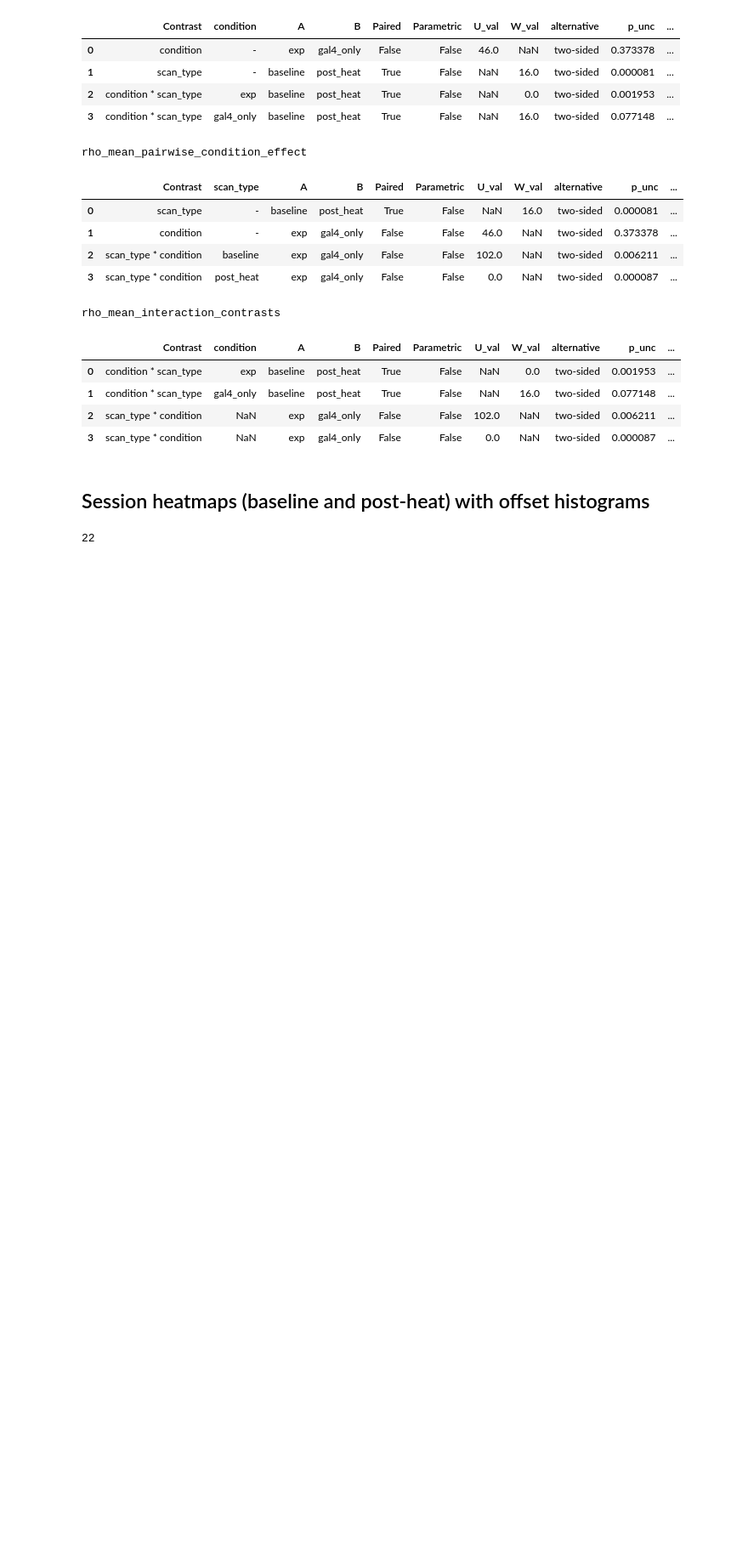
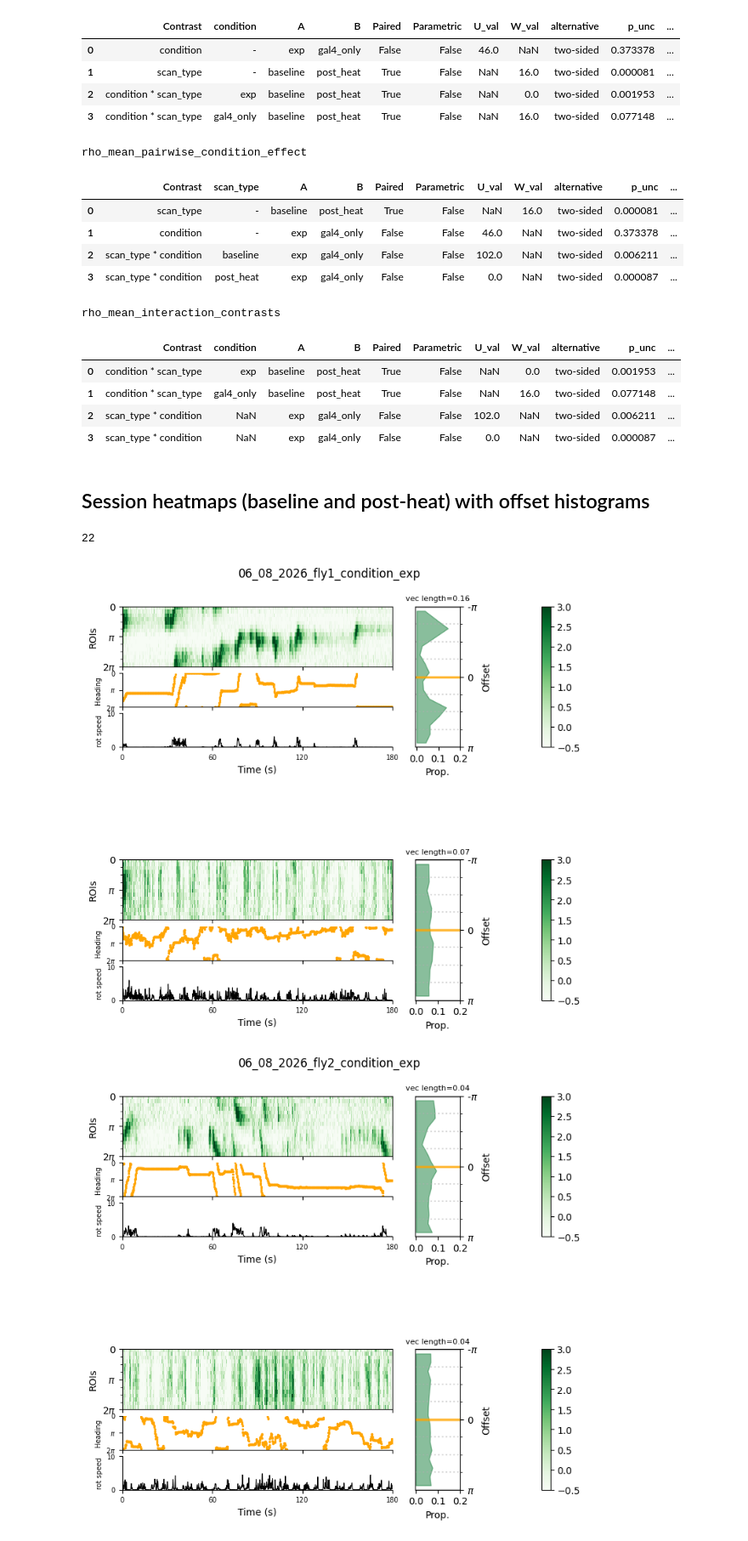
Before and after one commit to yfisher-lab/plitt_turnerevans_oa_instructs_hd_plasticity, a Jupyter notebook: figures/epg_silencing/epg_shiTS.ipynb, the cells around one changed output. Shown at 85% size. Drawn from its saved outputs; the diff is of its cells as text; code cells hidden in the pictures; blank space fills up the shorter version.

```diff
--- a/figures/epg_silencing/epg_shiTS.ipynb
+++ b/figures/epg_silencing/epg_shiTS.ipynb
@@ -79,7 +83,9 @@ rho_mean_interaction_contrasts
 # %% [markdown]
 ## Session heatmaps (baseline and post-heat) with offset histograms
 # %%
-plotted_flies = es.plot_session_figures(sess_manager)
+plotted_flies = es.plot_session_figures(sess_manager, close=False)
 len(plotted_flies)
 # %% [output]
 22
+[figure, added]
+[figure, added]
```
Also changed, not shown: parts of 3 cells of this notebook, 26 other files.
